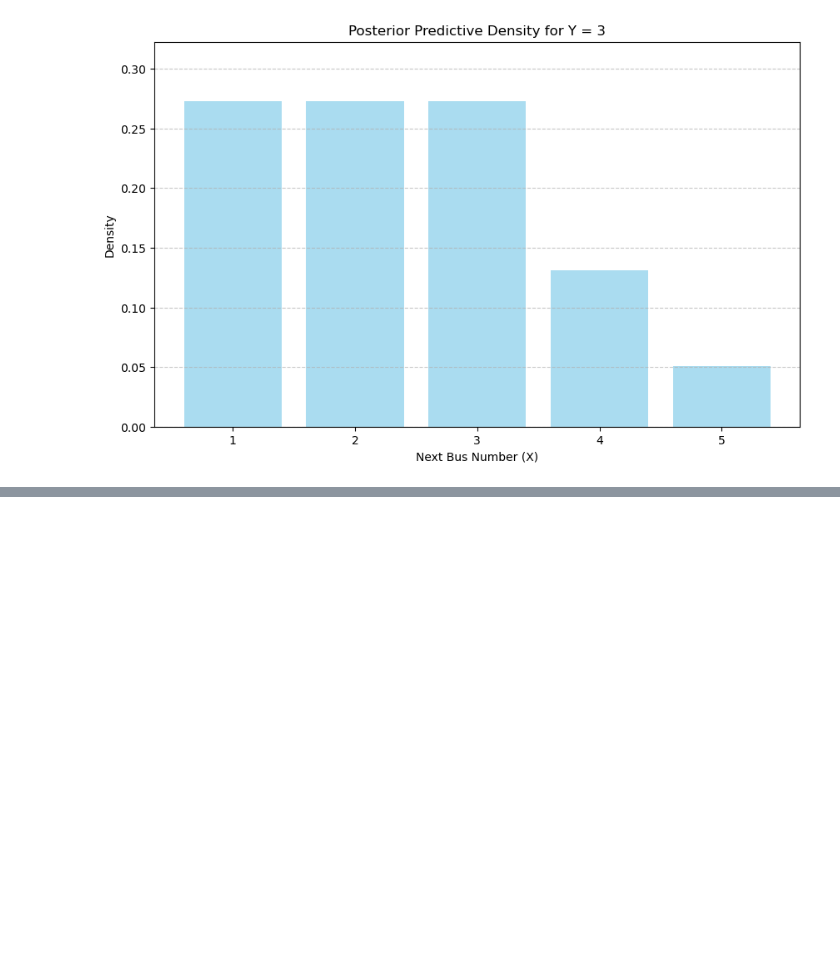
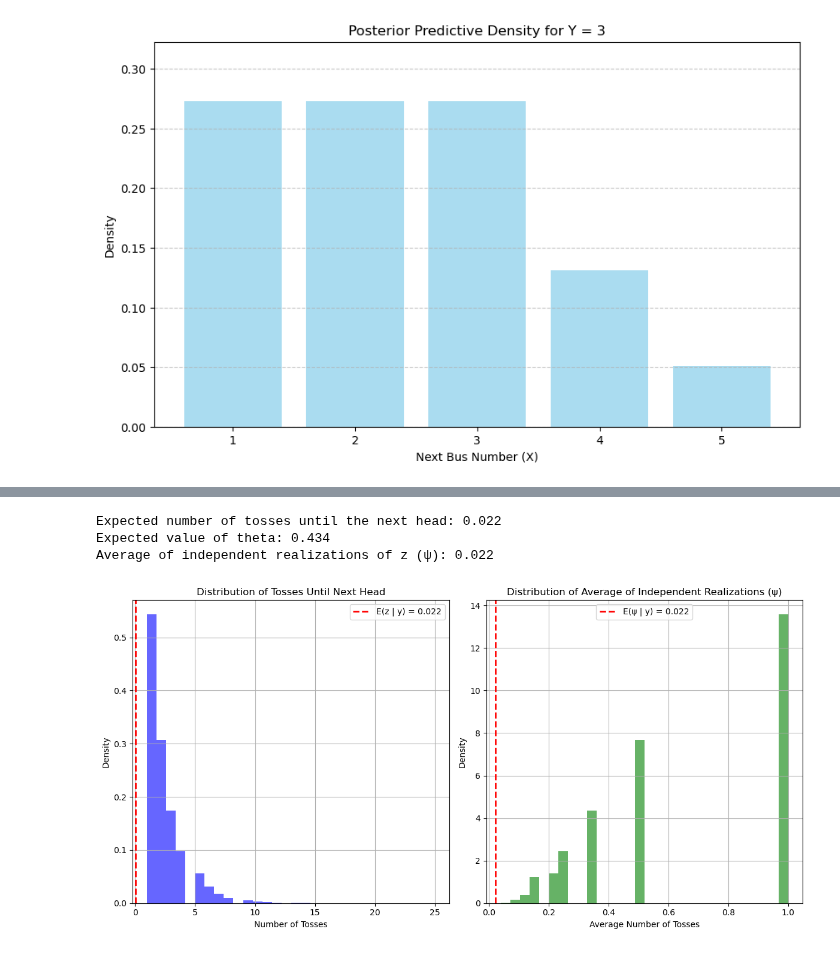
Before and after one commit to rocky115/DeepMythomatics, a Jupyter notebook: Sampling/Chapter-3/Saauntibaa_Saaguaan-2.ipynb, the cells around one changed output, grey strips where cells are left out. Saved outputs shown, nothing was run; the diff lists cells and outputs as text; code cells hidden in the pictures; blank space fills up the shorter version.

```diff
--- a/Sampling/Chapter-3/Saauntibaa_Saaguaan-2.ipynb
+++ b/Sampling/Chapter-3/Saauntibaa_Saaguaan-2.ipynb
@@ -635,0 +1019,66 @@ plt.show()
+# %%
+import numpy as np
+import matplotlib.pyplot as plt
+from scipy.stats import beta
+
+# Parameters for the beta distribution
+alpha = 20.3
+beta_param = 20.3
+n_tosses = 20
+n_heads = 6
+
+# (c) Expected number of tosses until the next head
+def expected_tosses_until_next_head(alpha, beta_param):
+    # E(z | y) = 1/(α + β + n - 1)
+    expected_value = 1 / (alpha + beta_param + n_heads - 1)
+    return expected_value
+
+E_z = expected_tosses_until_next_head(alpha, beta_param)
+print(f"Expected number of tosses until the next head: {E_z:.3f}")
+
+# Calculate the expected value of theta
+def expected_theta(alpha, beta_param, n_heads):
+    E_theta = (alpha + n_heads) / (alpha + beta_param + n_tosses)
+    return E_theta
+
+theta = expected_theta(alpha, beta_param, n_heads)
+print(f"Expected value of theta: {theta:.3f}")
+
+# (d) Average of a large number of independent realizations of z
+average_psi = E_z  # ψ = E(z | y, θ) = 1/θ, directly using E_z here
+print(f"Average of independent realizations of z (ψ): {average_psi:.3f}")
+
+# Simulate a large number of tosses until the next head
+num_simulations = 1000000
+tosses_until_next_head = np.random.geometric(theta, size=num_simulations)
+
+# Plotting the results
+plt.figure(figsize=(12, 6))
+
+# Histogram of the number of tosses until the next head
+plt.subplot(1, 2, 1)
+plt.hist(tosses_until_next_head, bins=30, density=True, alpha=0.6, color='b')
+plt.axvline(E_z, color='red', linestyle='dashed', linewidth=2, label=f'E(z | y) = {E_z:.3f}')
+plt.title('Distribution of Tosses Until Next Head')
+plt.xlabel('Number of Tosses')
+plt.ylabel('Density')
+plt.legend()
+plt.grid()
+
+# Histogram of the average of independent realizations of z
+plt.subplot(1, 2, 2)
+plt.hist(1 / (tosses_until_next_head), bins=30, density=True, alpha=0.6, color='g')
+plt.axvline(average_psi, color='red', linestyle='dashed', linewidth=2, label=f'E(ψ | y) = {average_psi:.3f}')
+plt.title('Distribution of Average of Independent Realizations (ψ)')
+plt.xlabel('Average Number of Tosses')
+plt.ylabel('Density')
+plt.legend()
+plt.grid()
+
+plt.tight_layout()
+plt.show()
+# %% [output]
+Expected number of tosses until the next head: 0.022
+Expected value of theta: 0.434
+Average of independent realizations of z (ψ): 0.022
+[figure, added]
```
Also changed, not shown: parts of 15 cells of this notebook, 1 other file.
